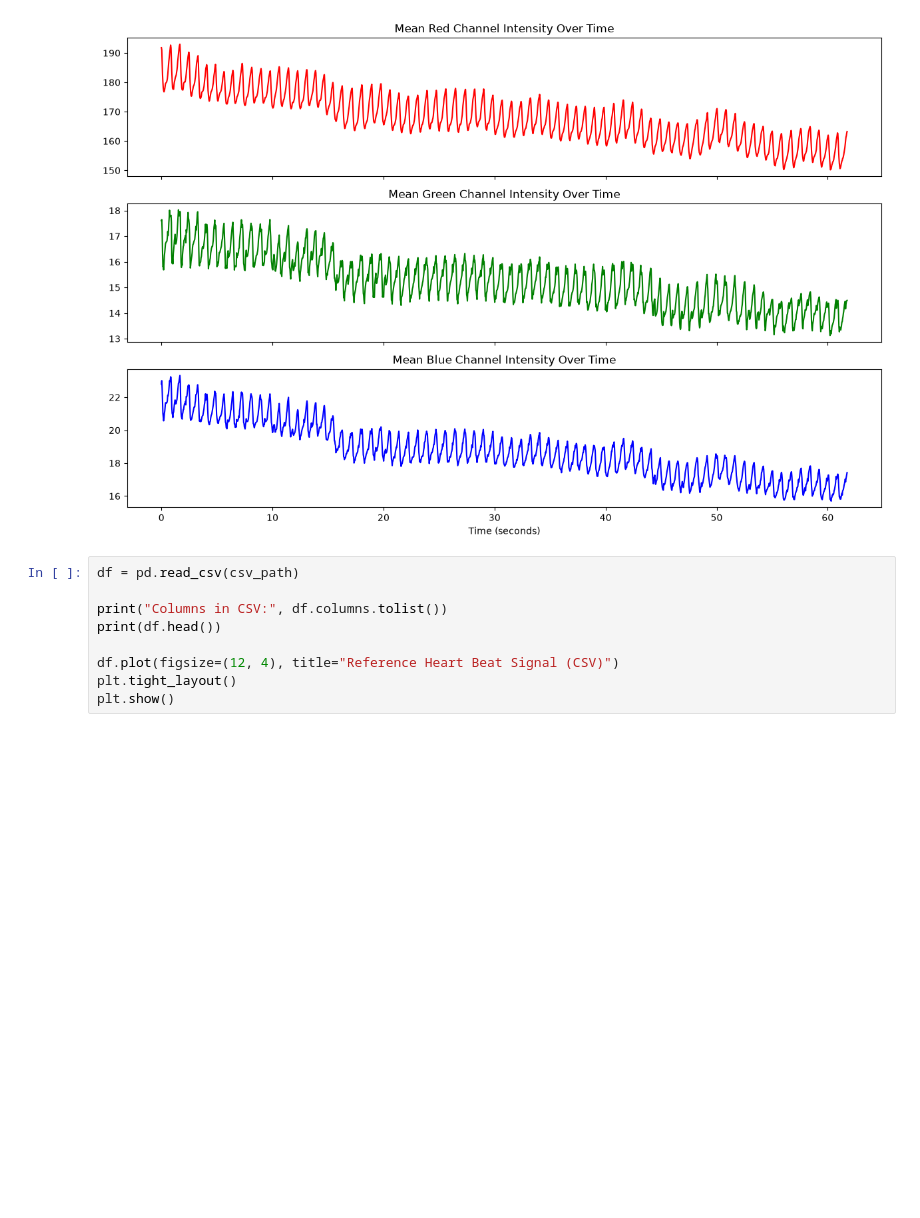
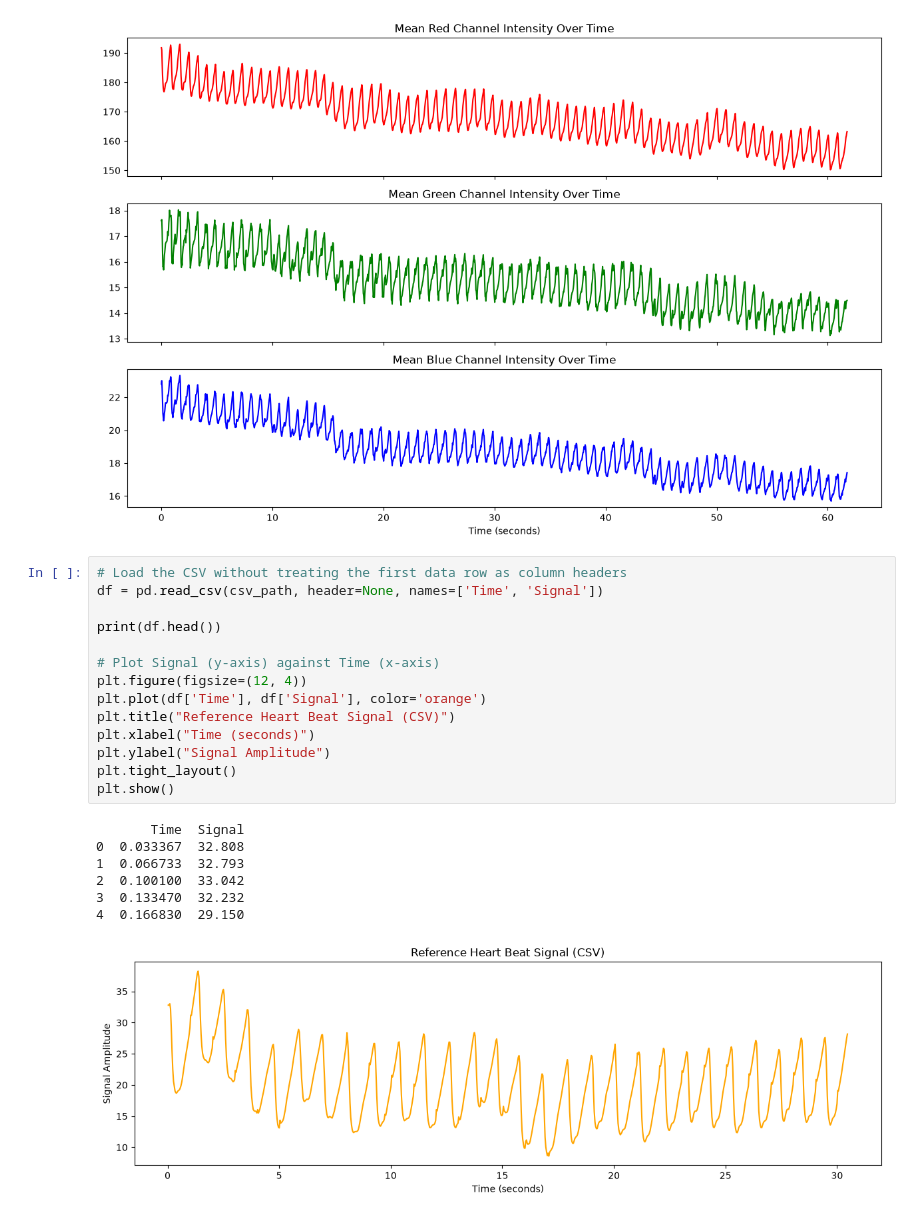
Before and after one commit to opheliaridgwell/heart-beat-signal-analysis, a Jupyter notebook: analysis.ipynb, the cells around one changed output. Cells and saved outputs as stored; diff of their text form; blank space fills up the shorter version.

Commit message:
Update tohe plot to show Signal Amplitude vs Time

```diff
--- a/analysis.ipynb
+++ b/analysis.ipynb
@@ -121,11 +121,24 @@ plt.show()
 # %% [output]
 [figure]
 # %%
-df = pd.read_csv(csv_path)
+# Load the CSV without treating the first data row as column headers
+df = pd.read_csv(csv_path, header=None, names=['Time', 'Signal'])
 
-print("Columns in CSV:", df.columns.tolist())
 print(df.head())
 
-df.plot(figsize=(12, 4), title="Reference Heart Beat Signal (CSV)")
+# Plot Signal (y-axis) against Time (x-axis)
+plt.figure(figsize=(12, 4))
+plt.plot(df['Time'], df['Signal'], color='orange')
+plt.title("Reference Heart Beat Signal (CSV)")
+plt.xlabel("Time (seconds)")
+plt.ylabel("Signal Amplitude")
 plt.tight_layout()
 plt.show()
+# %% [output]
+       Time  Signal
+0  0.033367  32.808
+1  0.066733  32.793
+2  0.100100  33.042
+3  0.133470  32.232
+4  0.166830  29.150
+[figure, added]
```
